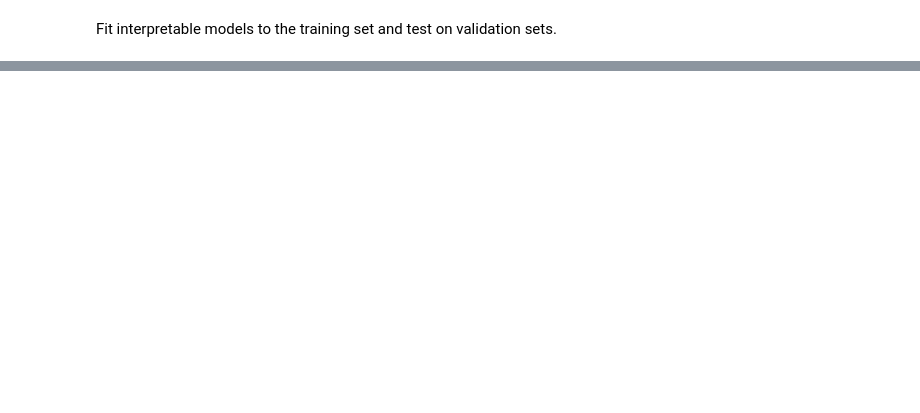
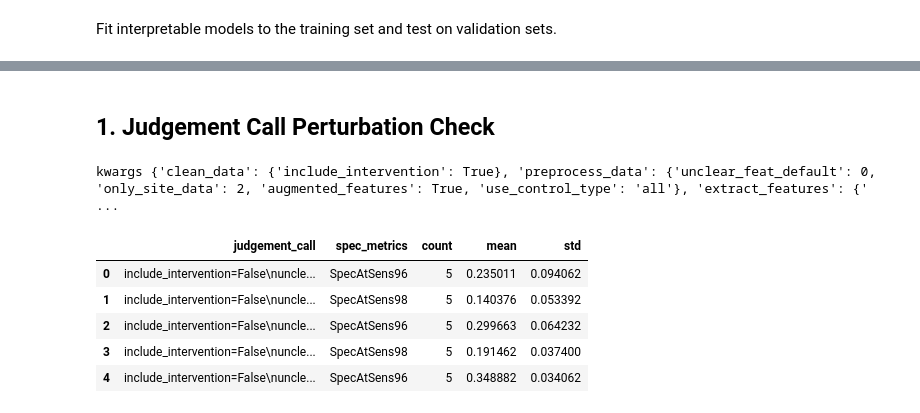
Before and after one commit to Yu-Group/clinical-rule-vetting, a Jupyter notebook: rulevetting/projects/csi_pecarn/notebooks/stability_models.ipynb, the cells around one changed output, grey strips where cells are left out. Saved outputs shown, nothing was run; the diff lists cells and outputs as text; code cells hidden in the pictures; blank space fills up the shorter version.

```diff
--- a/rulevetting/projects/csi_pecarn/notebooks/stability_models.ipynb
+++ b/rulevetting/projects/csi_pecarn/notebooks/stability_models.ipynb
@@ -495,0 +192,7 @@ plt.show()
+# %% [markdown]
+## 1. Judgement Call Perturbation Check
+# %%
+dset = Dataset()
+dfs = dset.get_data(run_perturbations=True)
+# %% [output]
+kwargs {'clean_data': {'include_intervention': True}, 'preprocess_data': {'unclear_feat_default': 0, 'only_site_data': 2, 'augmented_features': True, 'use_control_type': 'all'}, 'extract_features': {' ...
@@ -495,0 +262,9 @@ plt.show()
+# %%
+perturbation_stats(metric_df, 'judgement_call', 'spec_metrics').head()
+# %% [output]
+|  | judgement_call | spec_metrics | count | mean | std |
+| 0 | include_intervention=False\nuncle... | SpecAtSens96 | 5 | 0.235011 | 0.094062 |
+| 1 | include_intervention=False\nuncle... | SpecAtSens98 | 5 | 0.140376 | 0.053392 |
+| 2 | include_intervention=False\nuncle... | SpecAtSens96 | 5 | 0.299663 | 0.064232 |
+| 3 | include_intervention=False\nuncle... | SpecAtSens98 | 5 | 0.191462 | 0.037400 |
+| 4 | include_intervention=False\nuncle... | SpecAtSens96 | 5 | 0.348882 | 0.034062 |
```
Also changed, not shown: parts of 63 cells of this notebook, 2 other files.
